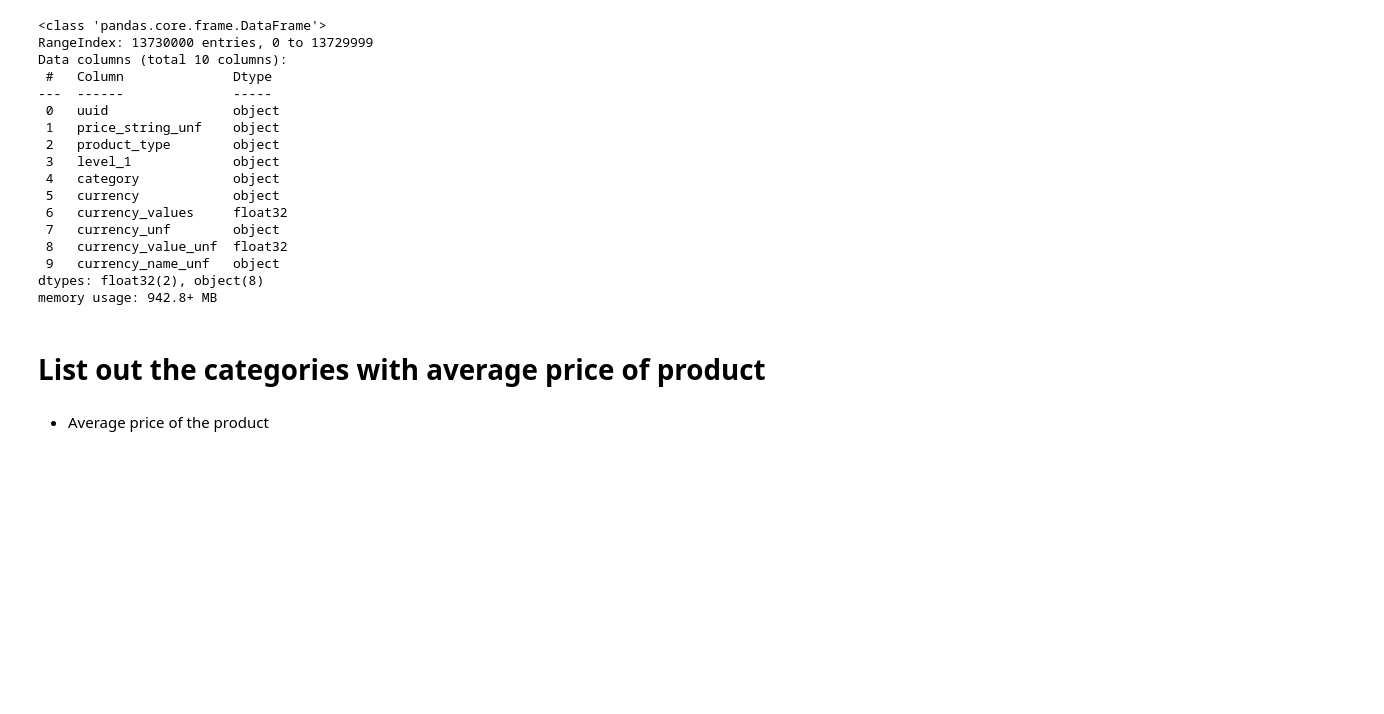
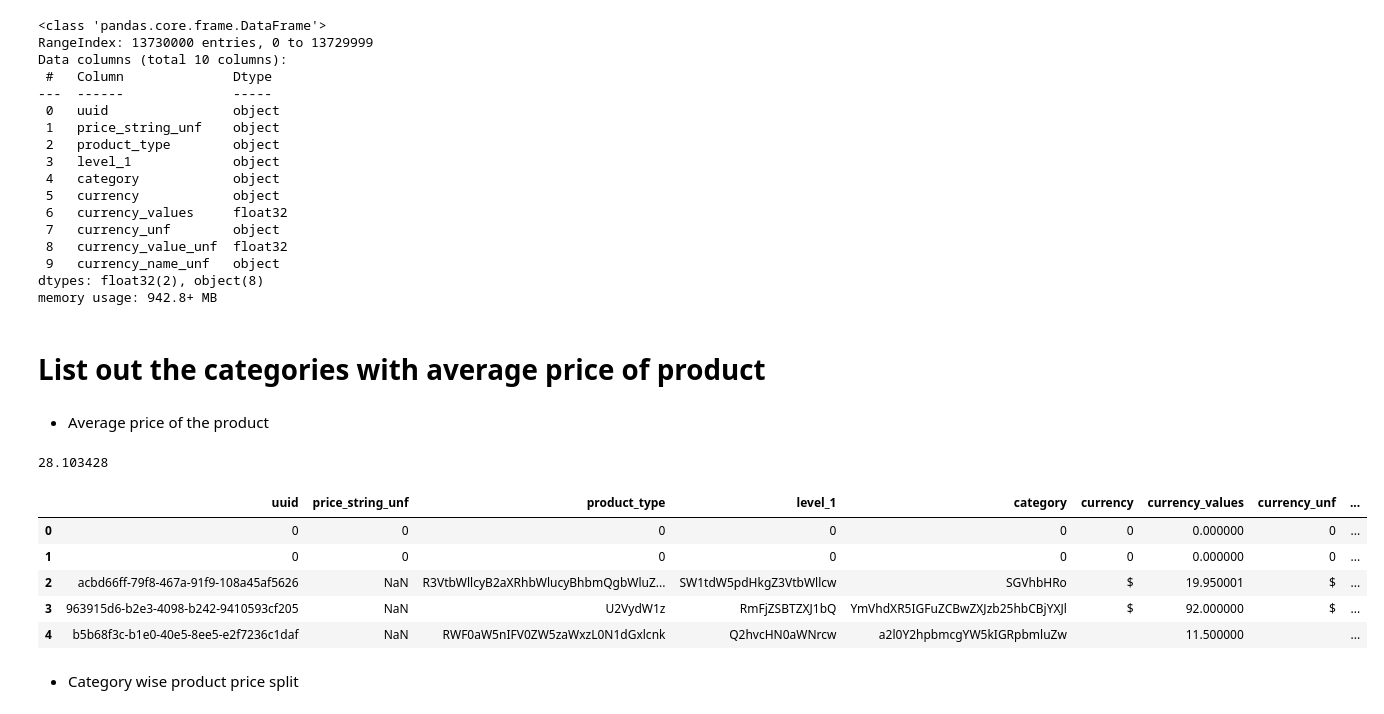
Before and after one commit to Naveen-Karanamu/BeZen-Product-Market-Analytics, a Jupyter notebook: main.ipynb, the cells around one changed output. Drawn from its saved outputs; the diff is of its cells as text; code cells hidden in the pictures; blank space fills up the shorter version.

```diff
--- a/main.ipynb
+++ b/main.ipynb
@@ -494,3 +494,19 @@ memory usage: 942.8+ MB
 # List out the categories with average price of product
 # %% [markdown]
 * Average price of the product
+# %%
+curr_avg=np.mean(newdf.currency_values)
+curr_avg
+# %% [output]
+28.103428
+# %%
+newdf.head()
+# %% [output]
+|  | uuid | price_string_unf | product_type | level_1 | category | currency | currency_values | currency_unf | ... |
+| 0 | 0 | 0 | 0 | 0 | 0 | 0 | 0.000000 | 0 | ... |
+| 1 | 0 | 0 | 0 | 0 | 0 | 0 | 0.000000 | 0 | ... |
+| 2 | acbd66ff-79f8-467a-91f9-108a45af5626 | NaN | R3VtbWllcyB2aXRhbWlucyBhbmQgbWluZ... | SW1tdW5pdHkgZ3VtbWllcw | SGVhbHRo | $ | 19.950001 | $ | ... |
+| 3 | 963915d6-b2e3-4098-b242-9410593cf205 | NaN | U2VydW1z | RmFjZSBTZXJ1bQ | YmVhdXR5IGFuZCBwZXJzb25hbCBjYXJl | $ | 92.000000 | $ | ... |
+| 4 | b5b68f3c-b1e0-40e5-8ee5-e2f7236c1daf | NaN | RWF0aW5nIFV0ZW5zaWxzL0N1dGxlcnk | Q2hvcHN0aWNrcw | a2l0Y2hpbmcgYW5kIGRpbmluZw |  | 11.500000 |  | ... |
+# %% [markdown]
+* Category wise product price split
```
Also changed, not shown: parts of 4 cells of this notebook.
